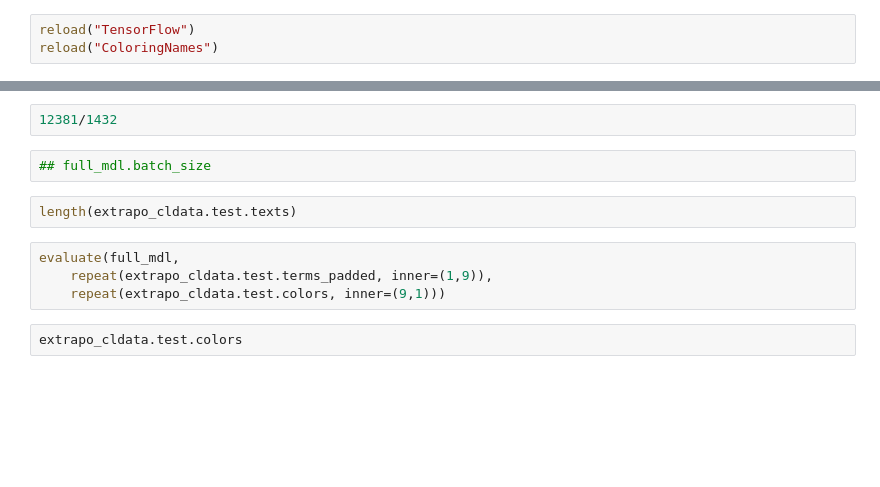
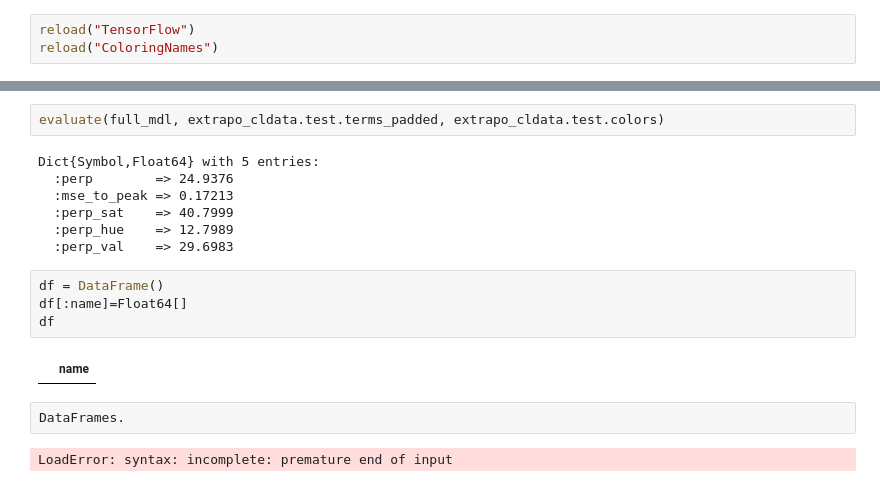
Before and after one commit to oxinabox/ColoringNames.jl, a Jupyter notebook: expr/ExtrapolationAna.ipynb, the cells around one changed output, grey strips where cells are left out. Cells and saved outputs as stored; diff of their text form; blank space fills up the shorter version.

```diff
--- a/expr/ExtrapolationAna.ipynb
+++ b/expr/ExtrapolationAna.ipynb
@@ -55,12 +59,19 @@ extrapo_cldata = extrapolation_dataset(full_cldata, extrapo_params["eval_texts"]
-# %%
-12381/1432
-# %%
-## full_mdl.batch_size
-# %%
-length(extrapo_cldata.test.texts)
 # %%
-evaluate(full_mdl,
-    repeat(extrapo_cldata.test.terms_padded, inner=(1,9)),
-    repeat(extrapo_cldata.test.colors, inner=(9,1)))
+evaluate(full_mdl, extrapo_cldata.test.terms_padded, extrapo_cldata.test.colors)
+# %% [output]
+Dict{Symbol,Float64} with 5 entries:
+  :perp        => 24.9376
+  :mse_to_peak => 0.17213
+  :perp_sat    => 40.7999
+  :perp_hue    => 12.7989
+  :perp_val    => 29.6983
-# %%
-extrapo_cldata.test.colors
+# %%
+df = DataFrame()
+df[:name]=Float64[]
+df
+# %% [output]
+|  | name |
+# %%
+DataFrames.
+# %% [output]
+LoadError: syntax: incomplete: premature end of input
```
Also changed, not shown: parts of 26 cells of this notebook, 2 other files.
